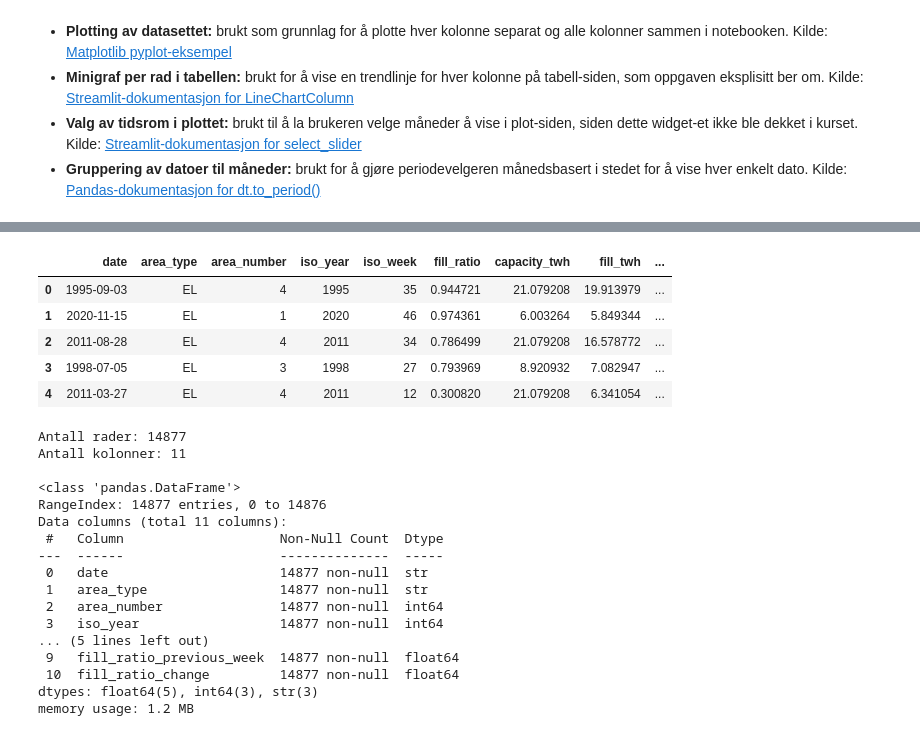
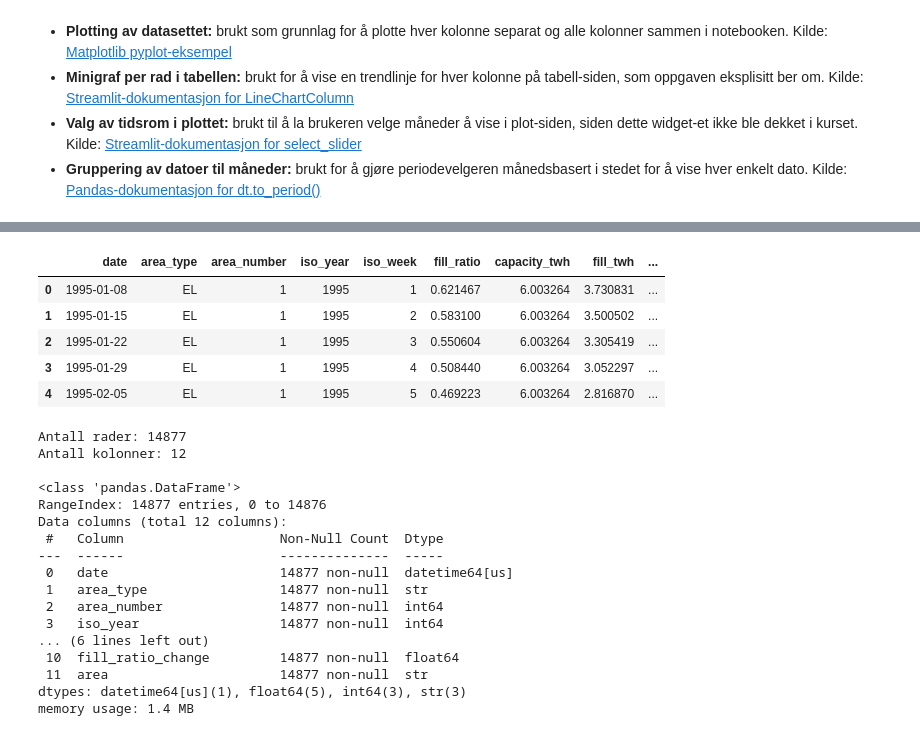
Before and after one commit to malikaaebo-cell/IND320_prosjekt, a Jupyter notebook: notebooks/projectwork_part1.ipynb, the cells around one changed output, grey strips where cells are left out. Saved outputs shown, nothing was run; the diff lists cells and outputs as text; code cells hidden in the pictures.

Commit message:
Update app pages, data loader and notebook

```diff
--- a/notebooks/projectwork_part1.ipynb
+++ b/notebooks/projectwork_part1.ipynb
@@ -47,27 +56,32 @@ print(df.columns.tolist())
 # %%
 # Gi kolonnene forståelige, engelske navn
 df = df.rename(columns={
     'dato_Id': 'date',
     'omrType': 'area_type',
     'omrnr': 'area_number',
     'iso_aar': 'iso_year',
     'iso_uke': 'iso_week',
     'fyllingsgrad': 'fill_ratio',
     'kapasitet_TWh': 'capacity_twh',
     'fylling_TWh': 'fill_twh',
     'neste_Publiseringsdato': 'next_publication_date',
     'fyllingsgrad_forrige_uke': 'fill_ratio_previous_week',
     'endring_fyllingsgrad': 'fill_ratio_change'
 })
 
+# Konverter datoen til datetime, lag en områdeetikett (f.eks. 'EL 1') og sorter hvert område kronologisk
+df['date'] = pd.to_datetime(df['date'])
+df['area'] = df['area_type'] + ' ' + df['area_number'].astype(str)
+df = df.sort_values(['area_type', 'area_number', 'date']).reset_index(drop=True)
+
 df.head()
 # %% [output]
 |  | date | area_type | area_number | iso_year | iso_week | fill_ratio | capacity_twh | fill_twh | ... |
-| 0 | 1995-09-03 | EL | 4 | 1995 | 35 | 0.944721 | 21.079208 | 19.913979 | ... |
-| 1 | 2020-11-15 | EL | 1 | 2020 | 46 | 0.974361 | 6.003264 | 5.849344 | ... |
-| 2 | 2011-08-28 | EL | 4 | 2011 | 34 | 0.786499 | 21.079208 | 16.578772 | ... |
-| 3 | 1998-07-05 | EL | 3 | 1998 | 27 | 0.793969 | 8.920932 | 7.082947 | ... |
-| 4 | 2011-03-27 | EL | 4 | 2011 | 12 | 0.300820 | 21.079208 | 6.341054 | ... |
+| 0 | 1995-01-08 | EL | 1 | 1995 | 1 | 0.621467 | 6.003264 | 3.730831 | ... |
+| 1 | 1995-01-15 | EL | 1 | 1995 | 2 | 0.583100 | 6.003264 | 3.500502 | ... |
+| 2 | 1995-01-22 | EL | 1 | 1995 | 3 | 0.550604 | 6.003264 | 3.305419 | ... |
+| 3 | 1995-01-29 | EL | 1 | 1995 | 4 | 0.508440 | 6.003264 | 3.052297 | ... |
+| 4 | 1995-02-05 | EL | 1 | 1995 | 5 | 0.469223 | 6.003264 | 2.816870 | ... |
 # %%
 # Grunnleggende oversikt over dataene, altså antall rader/kolonner og datatyper
 print(f"Antall rader: {df.shape[0]}")
@@ -76,22 +90,22 @@ print()
 df.info()
 # %% [output]
 Antall rader: 14877
-Antall kolonner: 11
+Antall kolonner: 12
 
 <class 'pandas.DataFrame'>
 RangeIndex: 14877 entries, 0 to 14876
-Data columns (total 11 columns):
+Data columns (total 12 columns):
  #   Column                    Non-Null Count  Dtype
 ---  ------                    --------------  -----
- 0   date                      14877 non-null  str
+ 0   date                      14877 non-null  datetime64[us]
  1   area_type                 14877 non-null  str
  2   area_number               14877 non-null  int64
  3   iso_year                  14877 non-null  int64
-... (5 lines left out)
- 9   fill_ratio_previous_week  14877 non-null  float64
+... (6 lines left out)
  10  fill_ratio_change         14877 non-null  float64
-dtypes: float64(5), int64(3), str(3)
-memory usage: 1.2 MB
+ 11  area                      14877 non-null  str
+dtypes: datetime64[us](1), float64(5), int64(3), str(3)
+memory usage: 1.4 MB
 # %%
 # Vis statistikk for tallkolonnene (min/max/gjennomsnitt)
 df.describe()
```
Also changed, not shown: parts of 7 cells of this notebook, 4 other files.
